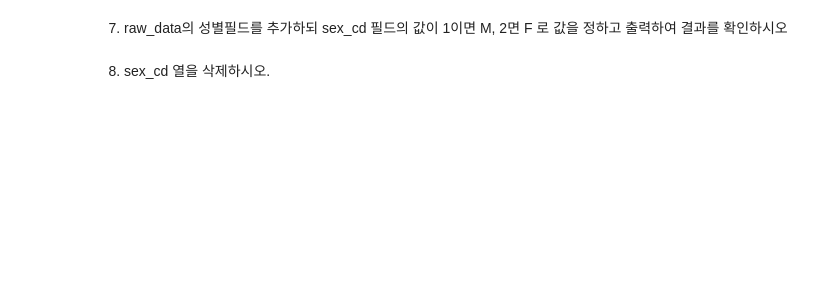
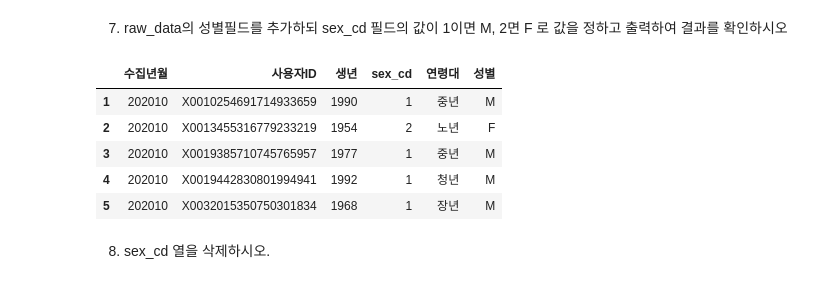
Before and after one commit to junhokim42/Python_study, a Jupyter notebook: Bigdata_training/Bigdata_analysis/과제_FIN/pandas 종합과제_문제.ipynb, the cells around one changed output. Saved outputs shown, nothing was run; the diff lists cells and outputs as text; code cells hidden in the pictures; blank space fills up the shorter version.

```diff
--- a/Bigdata_training/Bigdata_analysis/과제_FIN/pandas 종합과제_문제.ipynb
+++ b/Bigdata_training/Bigdata_analysis/과제_FIN/pandas 종합과제_문제.ipynb
@@ -161,4 +159,14 @@ raw_data.head()
 # %% [markdown]
 7. raw_data의 성별필드를 추가하되 sex_cd 필드의 값이 1이면 M, 2면 F 로 값을 정하고 출력하여 결과를 확인하시오
+# %%
+raw_data['성별'] = np.where(raw_data['sex_cd'] == 1, 'M','F')
+raw_data.head()
+# %% [output]
+|  | 수집년월 | 사용자ID | 생년 | sex_cd | 연령대 | 성별 |
+| 1 | 202010 | X0010254691714933659 | 1990 | 1 | 중년 | M |
+| 2 | 202010 | X0013455316779233219 | 1954 | 2 | 노년 | F |
+| 3 | 202010 | X0019385710745765957 | 1977 | 1 | 중년 | M |
+| 4 | 202010 | X0019442830801994941 | 1992 | 1 | 청년 | M |
+| 5 | 202010 | X0032015350750301834 | 1968 | 1 | 장년 | M |
 # %% [markdown]
 8. sex_cd 열을 삭제하시오.
```
Also changed, not shown: parts of 12 cells of this notebook, 5 other files.
